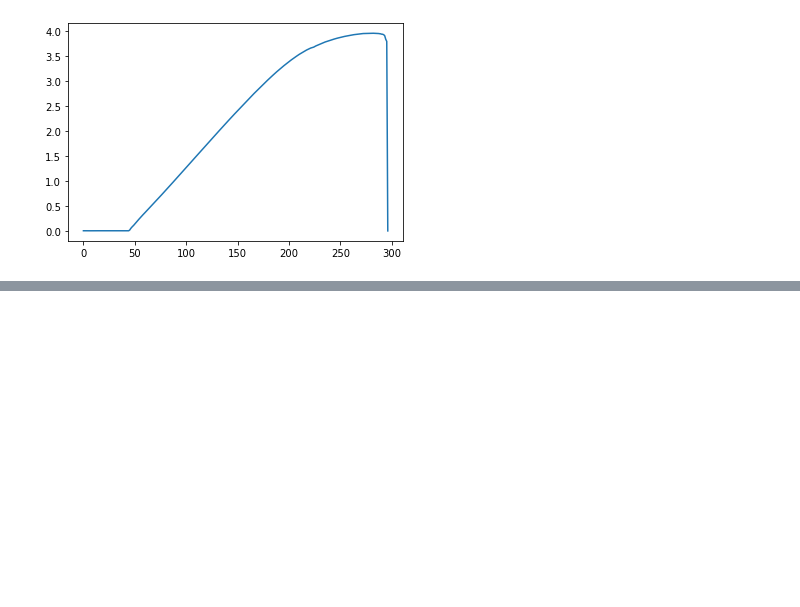
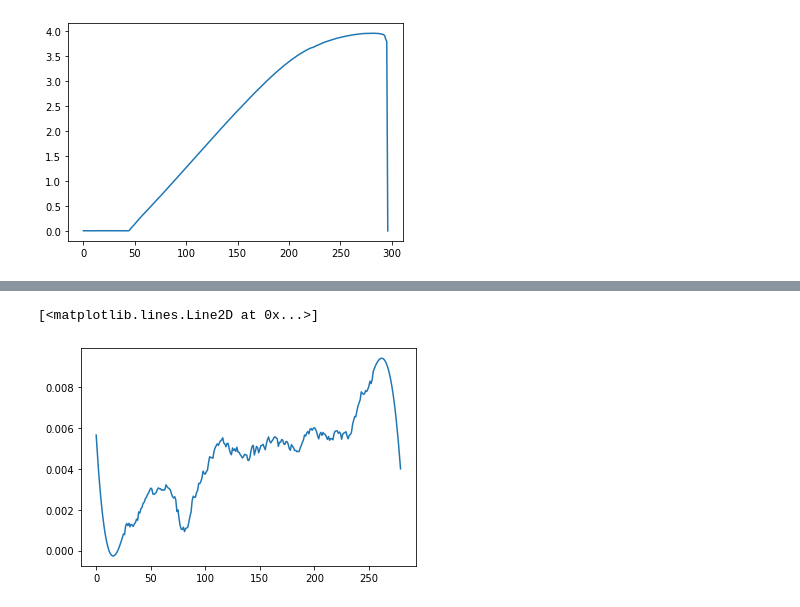
Before and after one commit to KMDE-10/DIC, a Jupyter notebook: EVALUATION.ipynb, the cells around one changed output, grey strips where cells are left out. Drawn from its saved outputs; the diff is of its cells as text; code cells hidden in the pictures; blank space fills up the shorter version.

```diff
--- a/EVALUATION.ipynb
+++ b/EVALUATION.ipynb
@@ -314,0 +404,11 @@ plt.plot(random_pixel_timeplot)
+# %%
+for num,i in enumerate(lookup.index[0:280]):
+    lookup.loc[i,strain][33,46]=random_pixel_timeplot_clean[num]
+
+random_pixel_timeplot_sclean=[]
+for i in lookup.index[0:280]:
+    random_pixel_timeplot_sclean.append(lookup.loc[i,strain][33,46])
+plt.plot(random_pixel_timeplot_sclean)
+# %% [output]
+[<matplotlib.lines.Line2D at 0x...>]
+[figure, added]
```
Also changed, not shown: parts of 27 cells of this notebook, 1 other file.
